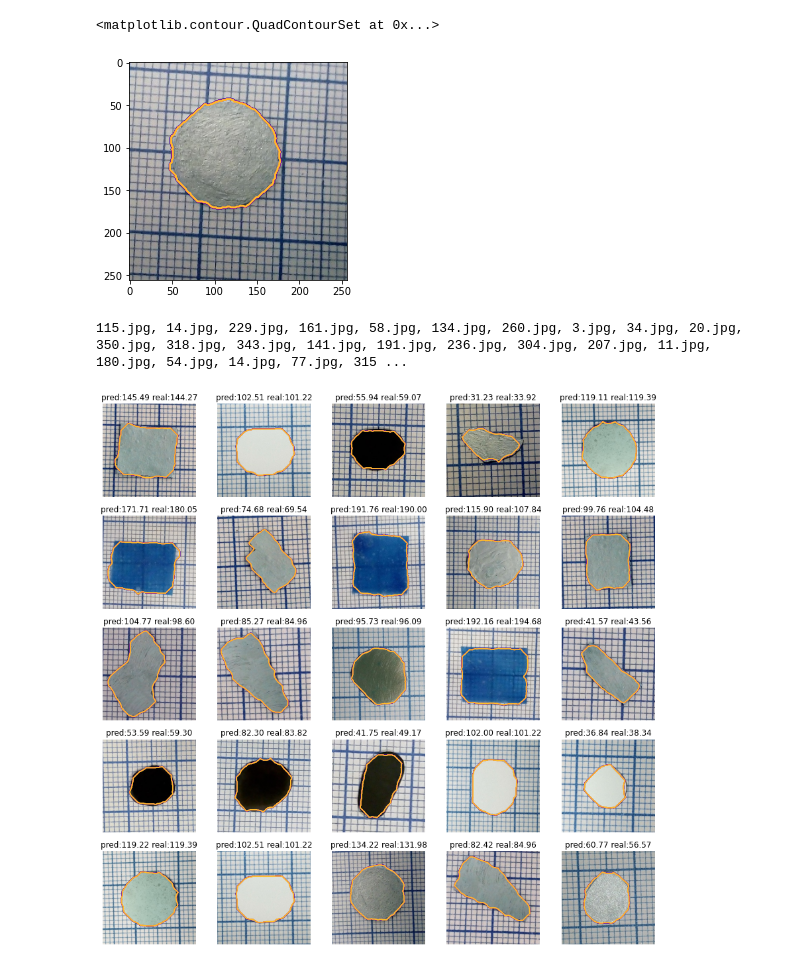
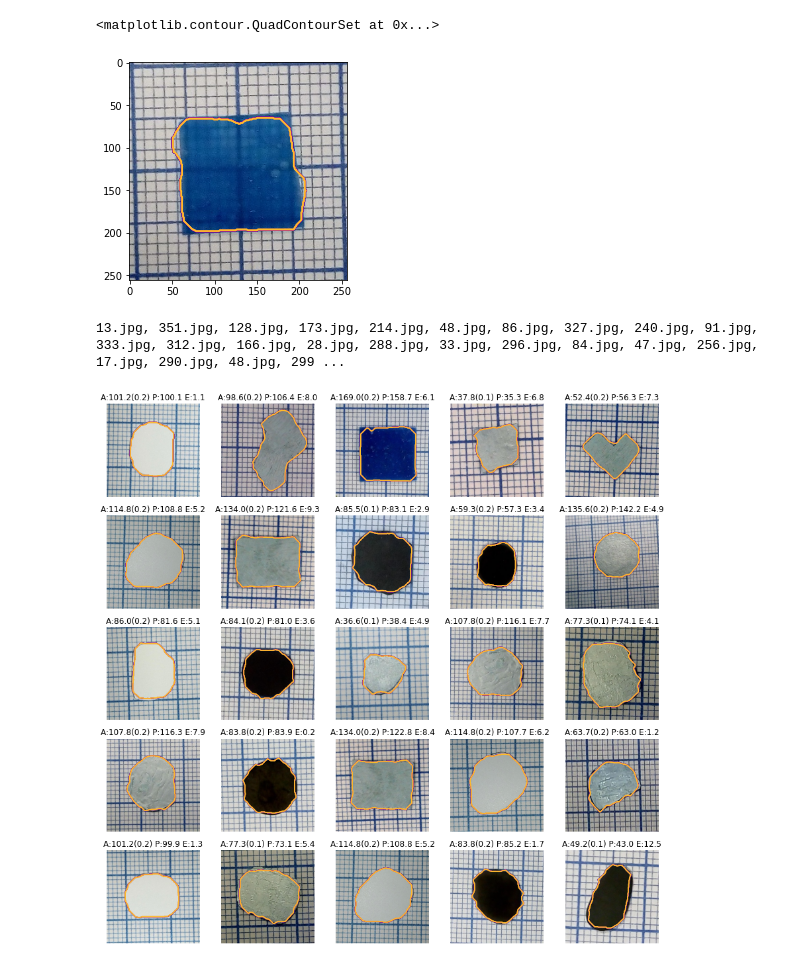
Before and after one commit to JairoSSantos/PAC-project, a Jupyter notebook: cnn/scale-detection.ipynb, the cells around one changed output. Drawn from its saved outputs; the diff is of its cells as text; code cells hidden in the pictures.

```diff
--- a/cnn/scale-detection.ipynb
+++ b/cnn/scale-detection.ipynb
@@ -73,5 +68,5 @@ def power(image, kernel):
 # %%
-image = by_id(94)
+image = by_id(316)
 #image = random_images()[0]
 img = rgb2gray(image)
 plt.imshow(img, cmap='gray')
@@ -157,9 +183,11 @@ plt.show()
 # %%
 fig, (ax1, ax2, ax3) = plt.subplots(1, 3, figsize=(9, 3))
 
-gabor_x = power(rot_img, kernel_x)
-gabor_y = power(rot_img, kernel_y)
-filtered = gabor_x + gabor_y
+xreal, ximag = gabor(rot_img, fx, 0)
+yreal, yimag = gabor(rot_img, fy, np.pi/2)
+gabor_x, gabor_y = xreal**2 + ximag**2, yreal**2 + yimag**2
+#filtered = nd.median_filter(nd.minimum_filter(gabor_x + gabor_y, (5, 5)), (7, 7))
+filtered = nd.median_filter(nd.minimum_filter(gabor_x + gabor_y, footprint=disk(5)), footprint=disk(5))
 
 ax1.imshow(gabor_x)
 ax2.imshow(gabor_y)
@@ -180,0 +208,5 @@ plt.show()
+# %%
+threshold = threshold_triangle(filtered, nbins=50)
+hist, bins, _ = plt.hist(filtered.flat, bins=50)
+plt.vlines(threshold, 0, hist.max(), color='red')
+plt.show()
@@ -181,13 +222,13 @@ plt.show()
 # %%
 plt.imshow(image)
-mask = filtered < threshold_minimum(filtered)
+mask = filtered < threshold
 mask = nd.binary_opening(mask, iterations=10)
 mask = nd.binary_closing(mask, iterations=10)
-mask = nd.binary_dilation(mask, iterations=5)
+#mask = nd.binary_dilation(mask, iterations=5)
 plt.contour(rotate(mask, -img_slope), cmap='plasma')
 # %% [output]
 <matplotlib.contour.QuadContourSet at 0x...>
-[figure, old version]
+[figure, new version]
 # %%
 n = 5
 r = 5
@@ -209,20 +250,42 @@ for i, (image, name) in enumerate(zip(*random_images(r*n, names=True))):
     Fx = np.apply_along_axis(pixel_scale_1d, 0, image)
     Fy = np.apply_along_axis(pixel_scale_1d, 1, image)
     fx, fy = np.median(Fx[Fx > 0.025]), np.median(Fy[Fy > 0.025])
-    filtered = power(img, gabor_kernel(fx, theta=0)) + power(img, gabor_kernel(fy, theta=np.pi/2))
-    mask = filtered < threshold_minimum(filtered)
-    mask = nd.binary_opening(mask, iterations=14)
-    mask = nd.binary_closing(mask, iterations=10)
-    mask = nd.binary_dilation(mask, iterations=5)
+
+    '''j, k = img.shape
+    patchs = (
+        img[:j//4, :k//4],
+        img[:j//4, -k//4:],
+        img[-j//4:, :k//4],
+        img[-j//4:, -k//4:]
+    )
+    #F = np.array([pixel_scale(patch) for patch in patchs])
+    F = np.concatenate(np.array([[np.apply_along_axis(pixel_scale_1d, 0, patch), np.apply_along_axis(pixel_scale_1d, 1, patch)]
+          for patch in patchs]), axis=1)
+    fx, fy = np.median(F, axis=1)
+    std_fx, std_fy = np.std(F, axis=1)'''
+
+    xreal, ximag = gabor(img, fx, 0)
+    yreal, yimag = gabor(img, fy, np.pi/2)
+    filtered = nd.median_filter(nd.minimum_filter(xreal**2 + ximag**2 + yreal**2 + yimag**2, footprint=disk(5)), footprint=disk(5))
+
+    mask = filtered < threshold_triangle(filtered, nbins=50)
+    mask = nd.binary_opening(mask, iterations=15)
+    #mask = nd.binary_closing(mask, iterations=10)
+    mask = nd.binary_dilation(mask, iterations=1)
     mask = rotate(mask, -img_slope)
 
     axs[i].imshow(image)
     axs[i].contour(mask, cmap='plasma')
 
-    axs[i].set_title(f'pred:{np.sum(mask)*fx*fy:.2f} real:{float(DS.loc[DS.filename == name].area):.2f}')
+    area = float(DS.loc[DS.filename == name].area)
+    area_pixel = np.sum(mask)
+    predict = area_pixel*fx*fy
+    erro_rel_pixel = np.sqrt(fy**2 * std_fx**2 + fx**2 * std_fy**2)*100
+
+    axs[i].set_title(f'A:{area:.1f}({erro_rel_pixel:.1f}) P:{predict:.1f} E:{(np.abs(area-predict)/area*100):.1f}')
     axs[i].axis('off')
 
 plt.show()
 # %% [output]
-115.jpg, 14.jpg, 229.jpg, 161.jpg, 58.jpg, 134.jpg, 260.jpg, 3.jpg, 34.jpg, 20.jpg, 350.jpg, 318.jpg, 343.jpg, 141.jpg, 191.jpg, 236.jpg, 304.jpg, 207.jpg, 11.jpg, 180.jpg, 54.jpg, 14.jpg, 77.jpg, 315 ...
+13.jpg, 351.jpg, 128.jpg, 173.jpg, 214.jpg, 48.jpg, 86.jpg, 327.jpg, 240.jpg, 91.jpg, 333.jpg, 312.jpg, 166.jpg, 28.jpg, 288.jpg, 33.jpg, 296.jpg, 84.jpg, 47.jpg, 256.jpg, 17.jpg, 290.jpg, 48.jpg, 299 ...
-[figure, old version]
+[figure, new version]
```
Also changed, not shown: parts of 21 cells of this notebook, 1 other file.
